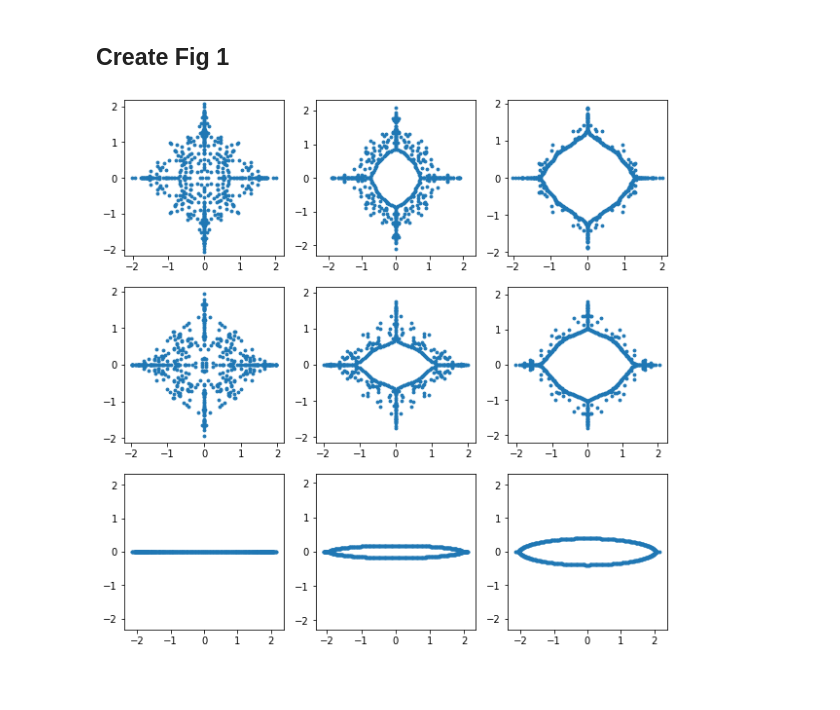
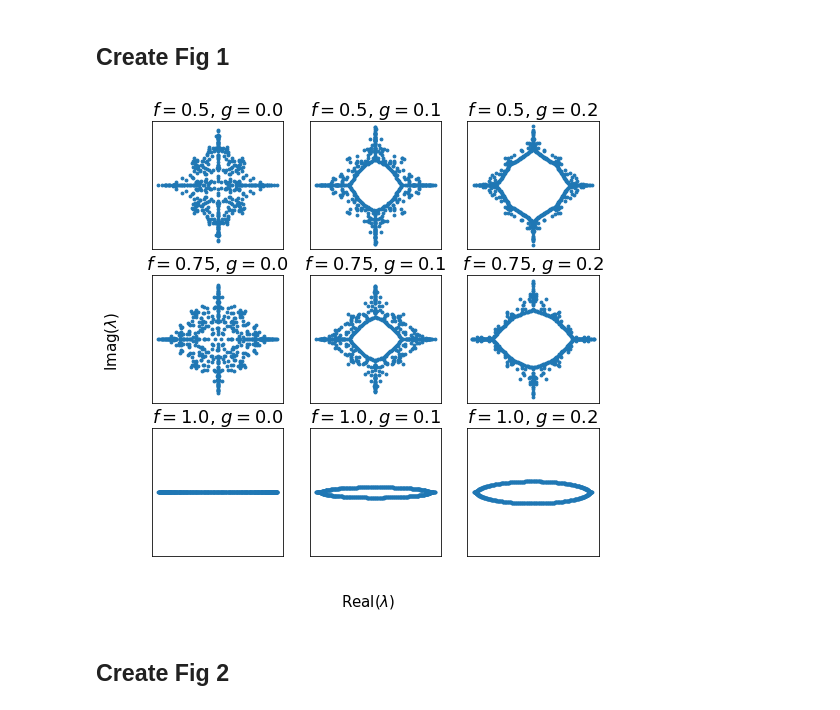
Before and after one commit to mdd423/anderson_project, a Jupyter notebook: notebooks/01-random-matrices.ipynb, the cells around one changed output. Drawn from its saved outputs; the diff is of its cells as text; code cells hidden in the pictures; blank space fills up the shorter version.

Commit message:
more plots

```diff
--- a/notebooks/01-random-matrices.ipynb
+++ b/notebooks/01-random-matrices.ipynb
@@ -53,14 +54,33 @@ import matplotlib.pyplot as plt
+# %%
+
+# font = {'family' : 'normal',
+#         'size'   : 10}
+
+# matplotlib.rc('font', **font)
+fsize= 15
+tsize = 16
+plt.rcParams['font.size'] = fsize
+plt.rcParams['legend.fontsize'] = tsize
 # %%
 fs = np.array([0.5,0.75,1.0])
 gs = np.array([0.0,0.1 ,0.2])
-fig, axs = plt.subplots(len(fs), len(gs),figsize=(10, 10))
+fig, axs = plt.subplots(len(fs), len(gs),figsize=(8, 8))
 for i,f in enumerate(fs):
     for j,g in enumerate(gs):
         matrix = get_matrix(N=500,f=f,u=0.5,g=g)
         lambs, vecs = scipy.linalg.eig(matrix.todense())
+        axs[i,j].set_title('$f = {}$, $g = {}$'.format(f,g))
         axs[i,j].scatter(lambs.real,lambs.imag,s=8)
         axs[i,j].axis('equal')
-plt.savefig('../figures/fig1.png')
+        axs[i,j].set_xticks([])
+        axs[i,j].set_yticks([])
+# plt.xlabel('Real($\lambda$)')
+fig.text(0.5, 0.04, 'Real($\lambda$)', ha='center')
+fig.text(0.04, 0.5, 'Imag($\lambda$)', va='center', rotation='vertical')
+# fig.suptitle('Eigenvalues ')
+plt.savefig('../figures/fig1.png',dpi=300)
 plt.show()
 # %% [output]
-[figure, old version]
+[figure, new version]
+# %% [markdown]
+<h2>Create Fig 2</h2>
```
Also changed, not shown: parts of 21 cells of this notebook.
